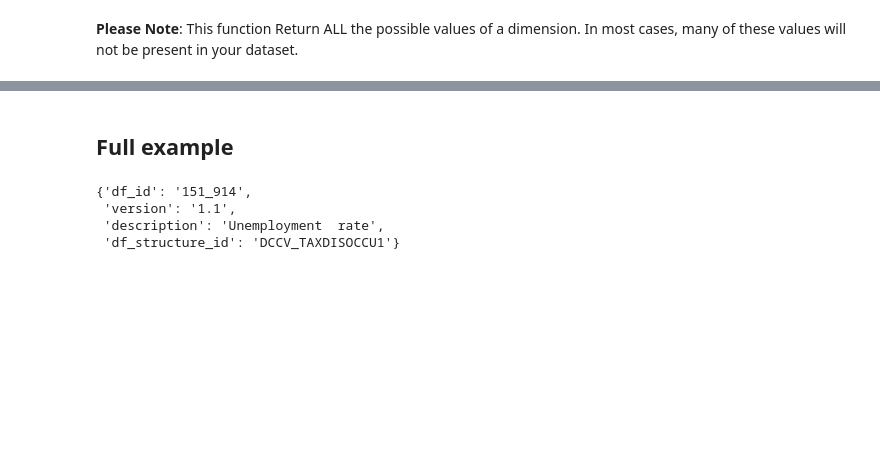
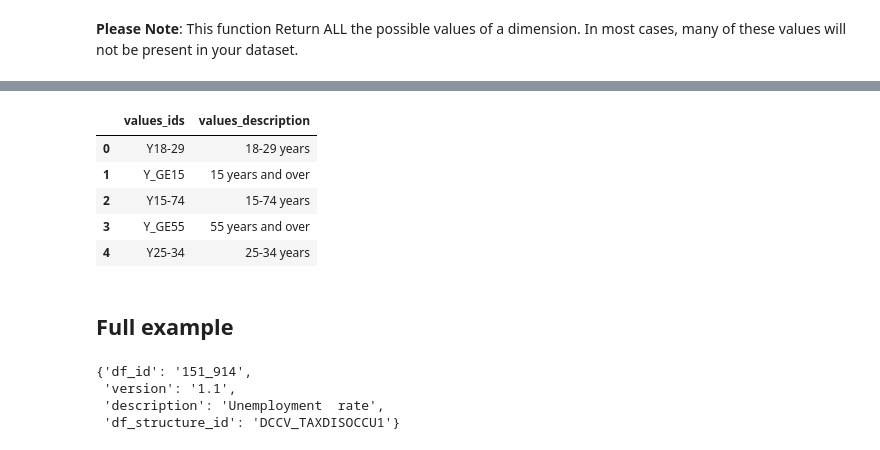
Before and after one commit to Attol8/istatapi, a Jupyter notebook: 01_discovery.ipynb, the cells around one changed output, grey strips where cells are left out. Cells and saved outputs as stored; diff of their text form; code cells hidden in the pictures; blank space fills up the shorter version.

```diff
--- a/01_discovery.ipynb
+++ b/01_discovery.ipynb
@@ -377,3 +426,13 @@ values_dict = dz.available_dimensions_values()
+# %%
+dz = DataSet(dataflow_identifier="151_914")
+dz.get_dimension_values('CLASSE_ETA').head()
+# %% [output]
+|  | values_ids | values_description |
+| 0 | Y18-29 | 18-29 years |
+| 1 | Y_GE15 | 15 years and over |
+| 2 | Y15-74 | 15-74 years |
+| 3 | Y_GE55 | 55 years and over |
+| 4 | Y25-34 | 25-34 years |
 # %% [markdown]
 ## Full example
 # %%
```
Also changed, not shown: parts of 19 cells of this notebook, 10 other files.
